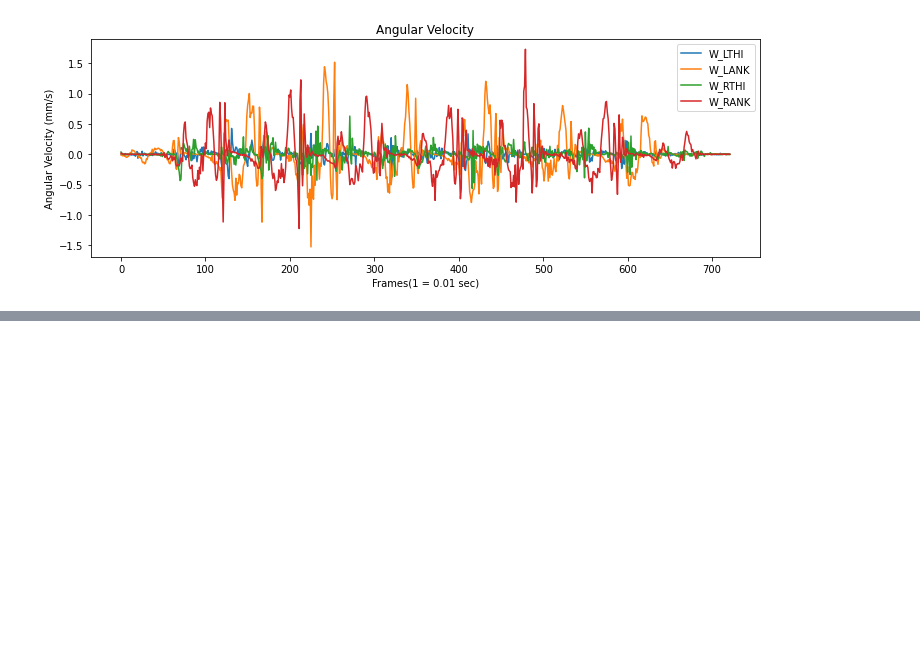
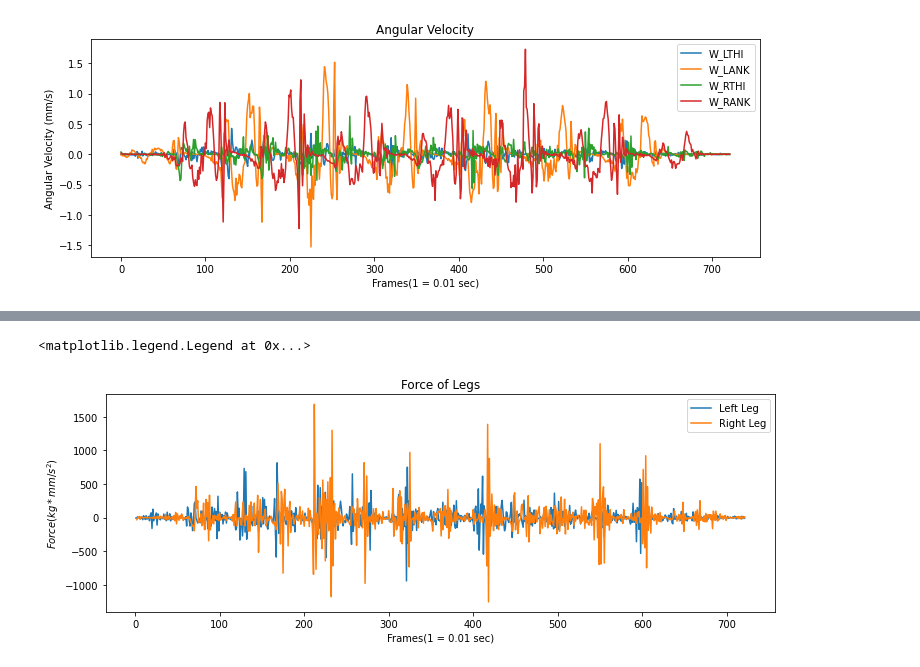
Before and after one commit to seetj/be_436, a Jupyter notebook: lab1.ipynb, the cells around one changed output, grey strips where cells are left out. Cells and saved outputs as stored; diff of their text form; code cells hidden in the pictures; blank space fills up the shorter version.

```diff
--- a/lab1.ipynb
+++ b/lab1.ipynb
@@ -412,0 +459,25 @@ plt.legend(['W_LTHI','W_LANK','W_RTHI','W_RANK'])
+# %%
+#Torque of Knee
+T_LKNE = A_LKNE * (0.5*72.57*0.1075)*((116.73/2) ** 2)
+
+T_RKNE = A_RKNE * (0.5*72.57*0.1075)*((116.73/2) ** 2)
+
+#Force of Knee
+F_LLEG = T_LKNE / (1828.8/2)
+F_RLEG = T_RKNE / (1828.8/2)
+# %%
+plt.figure
+y1 = F_LLEG
+y2 = F_RLEG
+
+plt.plot(y1)
+plt.plot(y2)
+
+
+plt.title('Force of Legs')
+plt.xlabel('Frames(1 = 0.01 sec)')
+plt.ylabel(r'$Force (kg*mm/s^2)$')
+plt.legend(['Left Leg','Right Leg'])
+# %% [output]
+<matplotlib.legend.Legend at 0x...>
+[figure, added]
```
Also changed, not shown: parts of 4 cells of this notebook.
